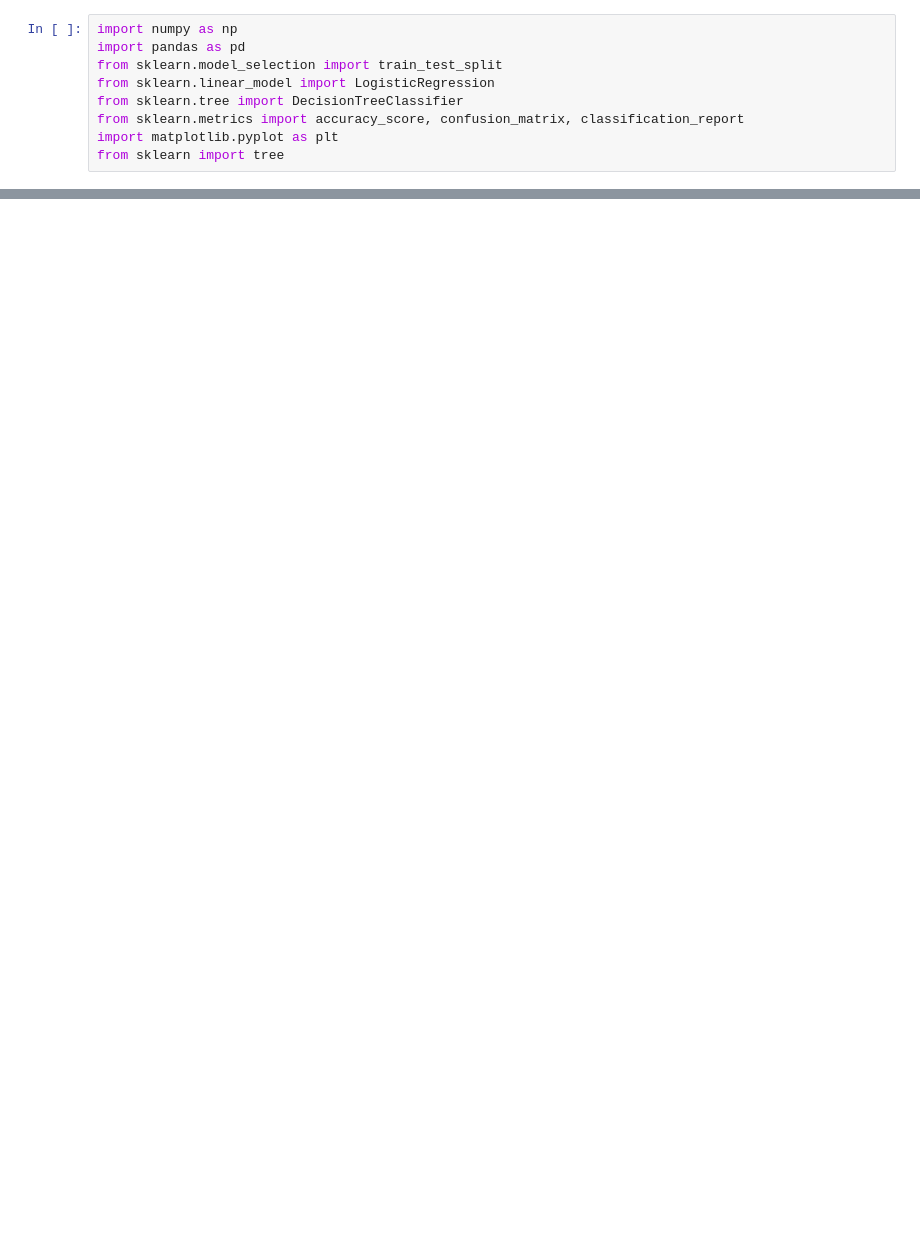
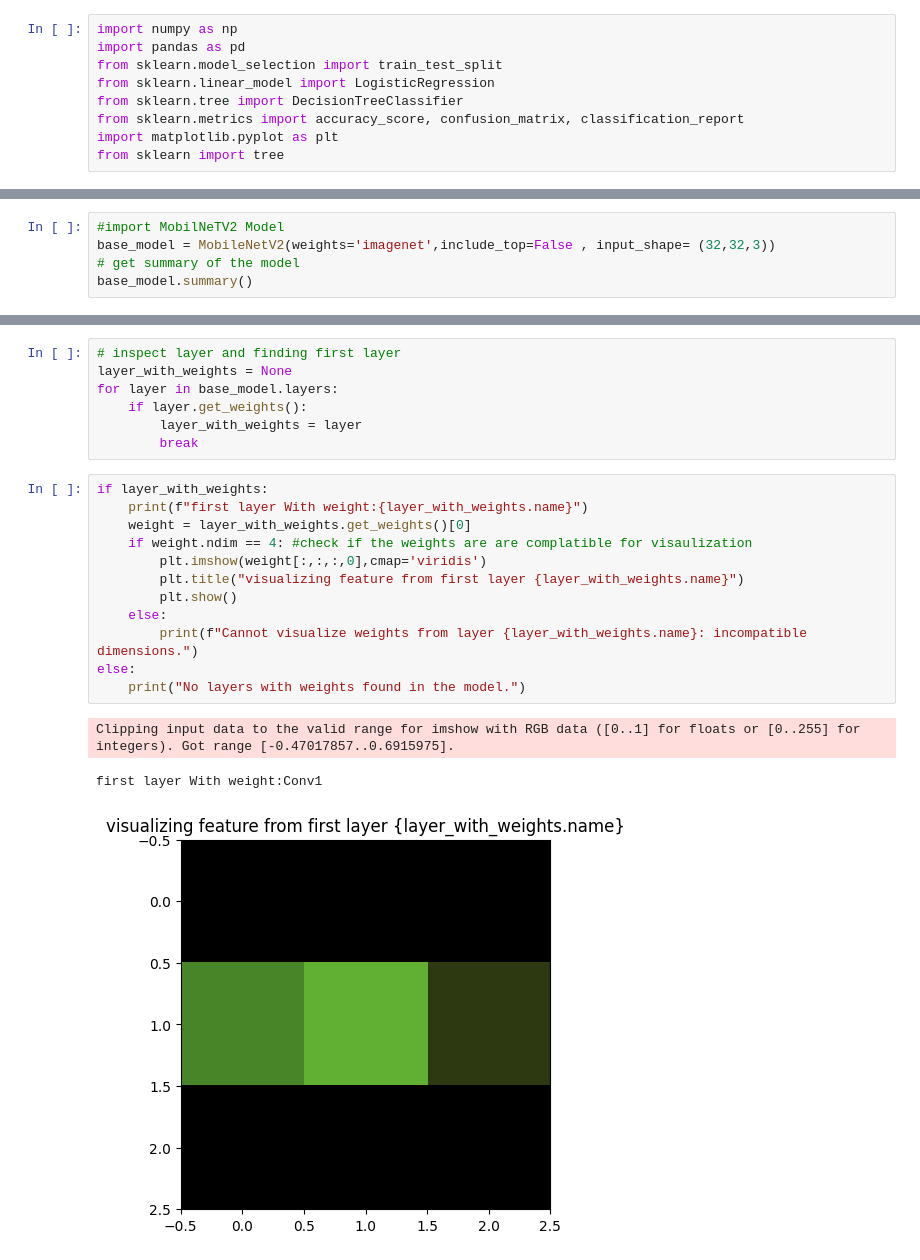
Before and after one commit to YahiaZeada06/AI-and-ML-, a Jupyter notebook: tranfer learningpart 02_06.ipynb, the cells around one changed output, grey strips where cells are left out. Drawn from its saved outputs; the diff is of its cells as text; blank space fills up the shorter version.

```diff
--- a/tranfer learningpart 02_06.ipynb
+++ b/tranfer learningpart 02_06.ipynb
@@ -38,0 +39,5 @@ print(f"Training samples: {x_train.shape[0]}, Validation samples: {x_val.shape[0
+# %%
+#import MobilNeTV2 Model
+base_model = MobileNetV2(weights='imagenet',include_top=False , input_shape= (32,32,3))
+# get summary of the model
+base_model.summary()
@@ -38,0 +66,23 @@ print(f"Training samples: {x_train.shape[0]}, Validation samples: {x_val.shape[0
+# %%
+# inspect layer and finding first layer
+layer_with_weights = None
+for layer in base_model.layers:
+    if layer.get_weights():
+        layer_with_weights = layer
+        break
+# %%
+if layer_with_weights:
+    print(f"first layer With weight:{layer_with_weights.name}")
+    weight = layer_with_weights.get_weights()[0]
+    if weight.ndim == 4: #check if the weights are are complatible for visaulization
+        plt.imshow(weight[:,:,:,0],cmap='viridis')
+        plt.title("visualizing feature from first layer {layer_with_weights.name}")
+        plt.show()
+    else:
+        print(f"Cannot visualize weights from layer {layer_with_weights.name}: incompatible dimensions.")
+else:
+    print("No layers with weights found in the model.")
+# %% [output]
+Clipping input data to the valid range for imshow with RGB data ([0..1] for floats or [0..255] for integers). Got range [-0.47017857..0.6915975].
+first layer With weight:Conv1
+[figure, added]
```
Also changed, not shown: parts of 12 cells of this notebook.
